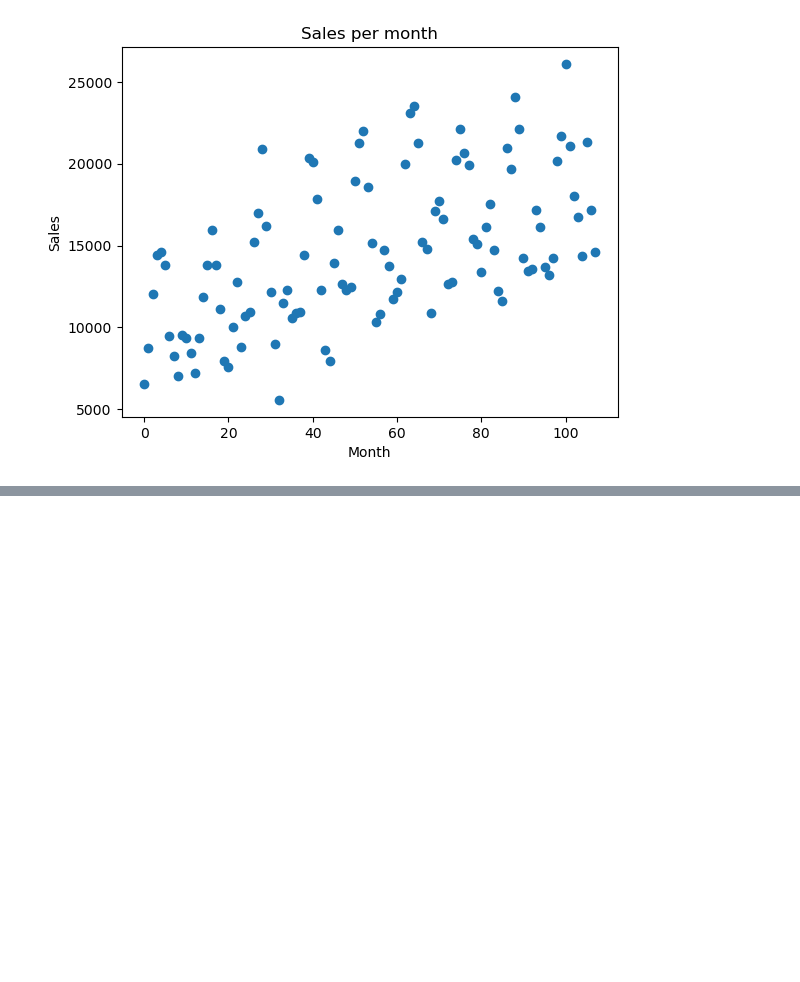
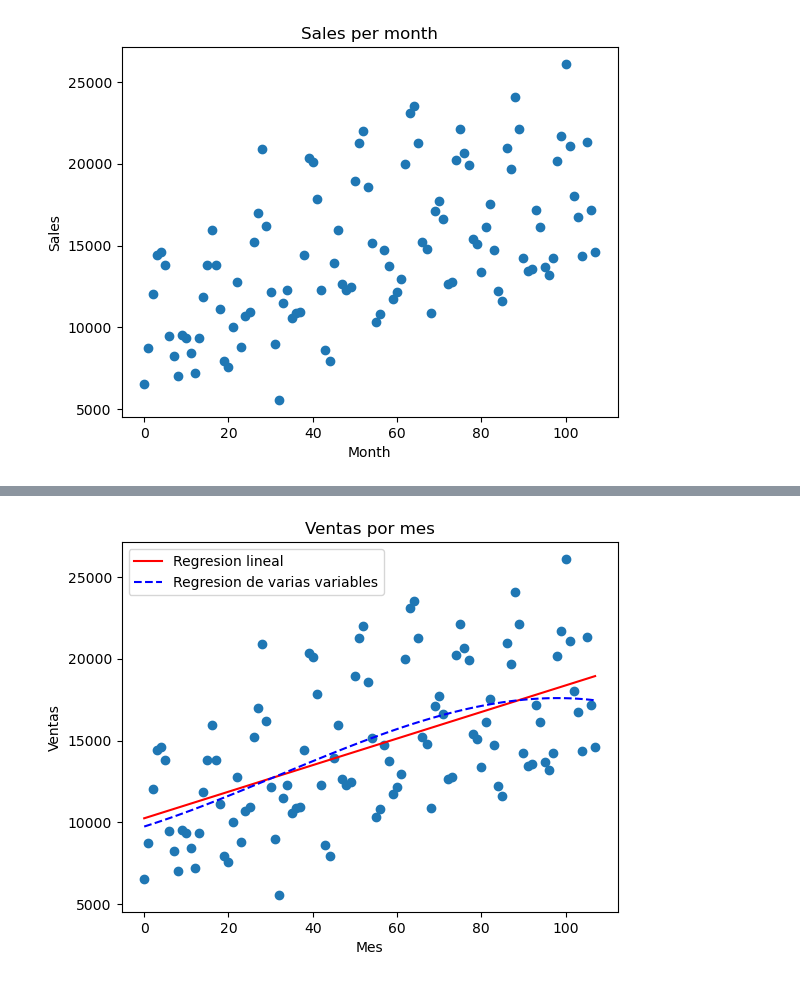
Before and after one commit to abrahambarrer/data_science-roadmap, a Jupyter notebook: notebooks_2/ch2_forecasting.ipynb, the cells around one changed output, grey strips where cells are left out. Saved outputs shown, nothing was run; the diff lists cells and outputs as text; code cells hidden in the pictures; blank space fills up the shorter version.

```diff
--- a/notebooks_2/ch2_forecasting.ipynb
+++ b/notebooks_2/ch2_forecasting.ipynb
@@ -71,0 +192,19 @@ La regresión lineal es una técnica para poner orden en el caos. A veces se den
+# %%
+carsales['cuadratic'] = carsales['period'].apply(lambda x: x**2)
+carsales['cubic'] = carsales['period'].apply(lambda x: x**3)
+x3 = carsales.loc[:, ['period', 'cuadratic', 'cubic']].values.reshape(-1,3)
+y = carsales['sales'].values.reshape(-1,1)
+
+# Regresion
+regressor_cubic = LinearRegression()
+regressor_cubic.fit(x3, y)
+plt.scatter(carsales['period'], carsales['sales'])
+plt.plot(x, regressor.predict(x), 'r-', label='Regresion lineal')
+plt.plot(x, regressor_cubic.predict(x3), 'b--', label='Regresion de varias variables')
+plt.title('Ventas por mes')
+plt.legend()
+plt.xlabel('Mes')
+plt.ylabel('Ventas')
+plt.show()
+# %% [output]
+[figure, added]
```
Also changed, not shown: parts of 32 cells of this notebook.
